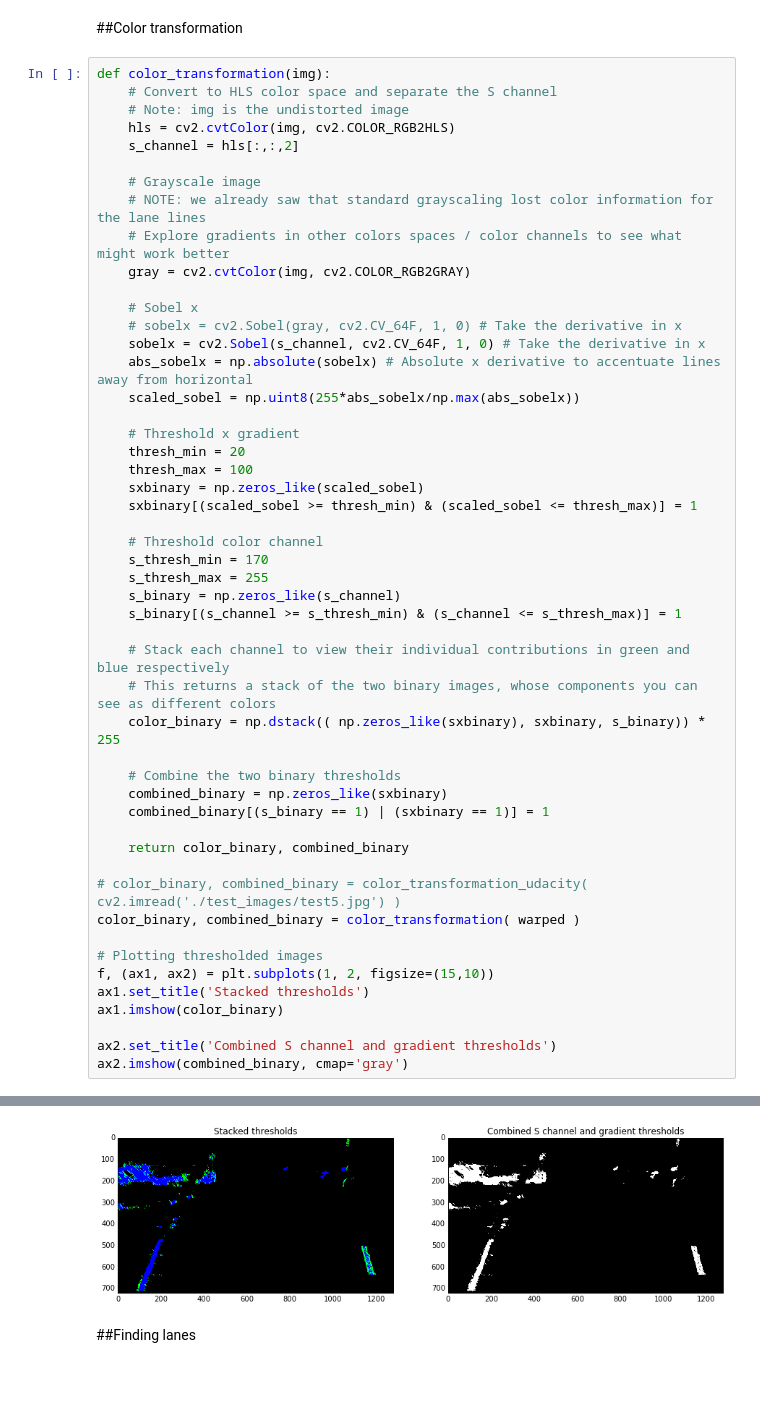
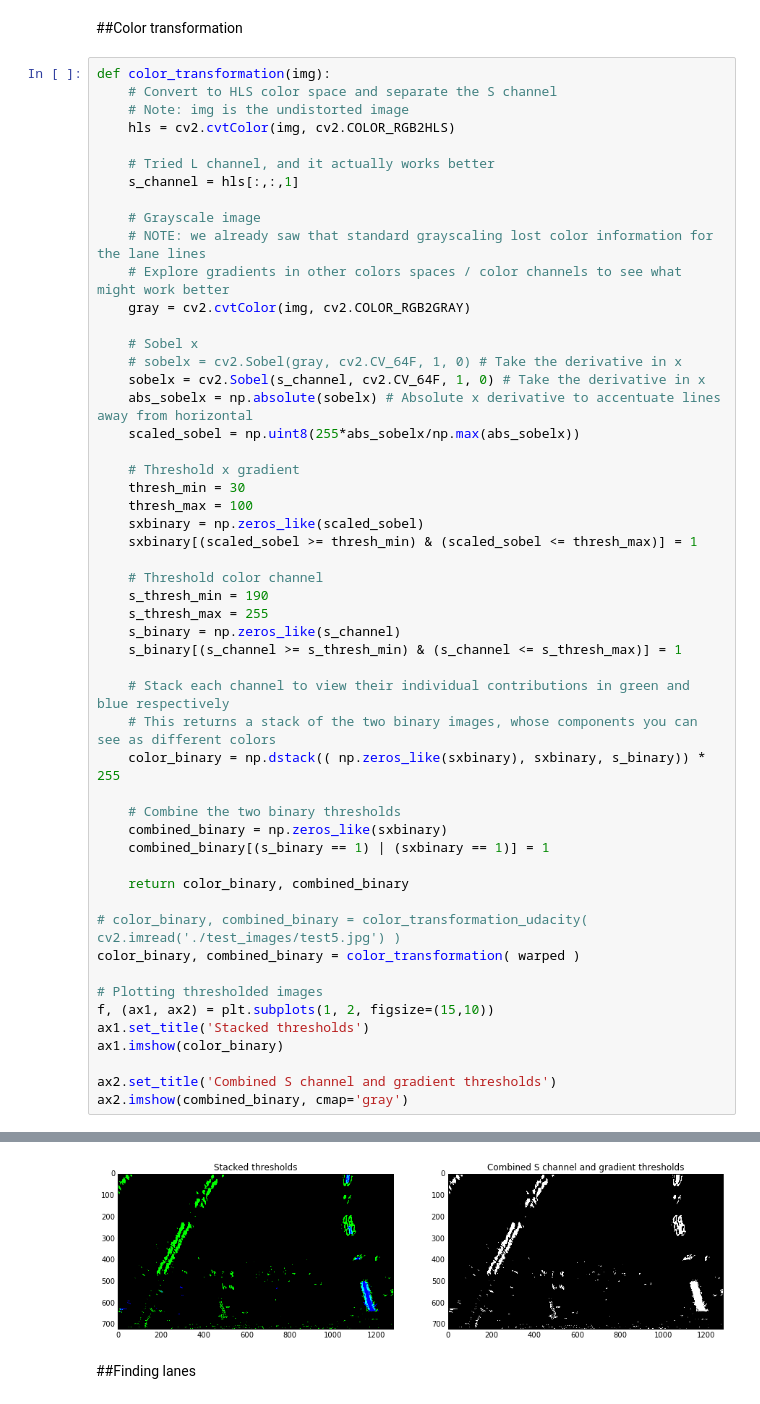
Before and after one commit to AlexanderKim/CarND-Advanced-Lane-Lines, a Jupyter notebook: Advanced Lane Finding.ipynb, the cells around one changed output, grey strips where cells are left out. Drawn from its saved outputs; the diff is of its cells as text.

```diff
--- a/Advanced Lane Finding.ipynb
+++ b/Advanced Lane Finding.ipynb
@@ -162,7 +162,9 @@ def color_transformation(img):
     # Convert to HLS color space and separate the S channel
     # Note: img is the undistorted image
     hls = cv2.cvtColor(img, cv2.COLOR_RGB2HLS)
-    s_channel = hls[:,:,2]
+
+    # Tried L channel, and it actually works better
+    s_channel = hls[:,:,1]
 
     # Grayscale image
     # NOTE: we already saw that standard grayscaling lost color information for the lane lines
@@ -176,40 +178,40 @@ def color_transformation(img):
     scaled_sobel = np.uint8(255*abs_sobelx/np.max(abs_sobelx))
 
     # Threshold x gradient
-    thresh_min = 20
+    thresh_min = 30
     thresh_max = 100
     sxbinary = np.zeros_like(scaled_sobel)
     sxbinary[(scaled_sobel >= thresh_min) & (scaled_sobel <= thresh_max)] = 1
 
     # Threshold color channel
-    s_thresh_min = 170
+    s_thresh_min = 190
     s_thresh_max = 255
     s_binary = np.zeros_like(s_channel)
     s_binary[(s_channel >= s_thresh_min) & (s_channel <= s_thresh_max)] = 1
 
     # Stack each channel to view their individual contributions in green and blue respectively
     # This returns a stack of the two binary images, whose components you can see as different colors
     color_binary = np.dstack(( np.zeros_like(sxbinary), sxbinary, s_binary)) * 255
 
     # Combine the two binary thresholds
     combined_binary = np.zeros_like(sxbinary)
     combined_binary[(s_binary == 1) | (sxbinary == 1)] = 1
 
     return color_binary, combined_binary
 
 # color_binary, combined_binary = color_transformation_udacity( cv2.imread('./test_images/test5.jpg') )
 color_binary, combined_binary = color_transformation( warped )
 
 # Plotting thresholded images
 f, (ax1, ax2) = plt.subplots(1, 2, figsize=(15,10))
 ax1.set_title('Stacked thresholds')
 ax1.imshow(color_binary)
 
 ax2.set_title('Combined S channel and gradient thresholds')
 ax2.imshow(combined_binary, cmap='gray')
 # %% [output]
 <matplotlib.image.AxesImage at 0x...>
-[figure, old version]
+[figure, new version]
 # %% [markdown]
 ##Finding lanes
 # %%
```
Also changed, not shown: parts of 3 cells of this notebook.
